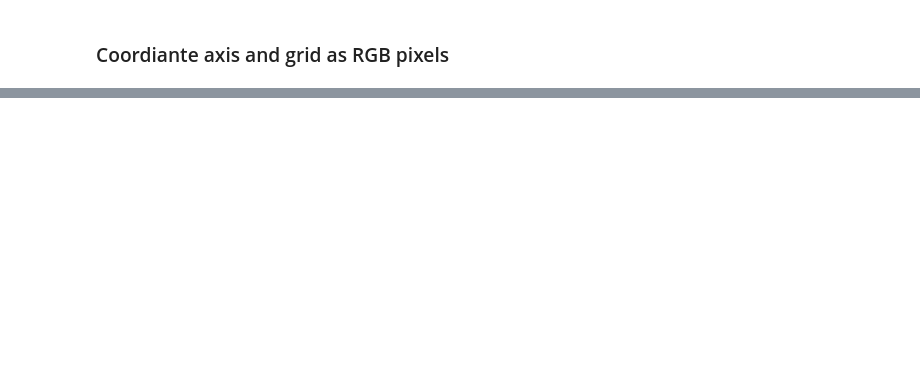
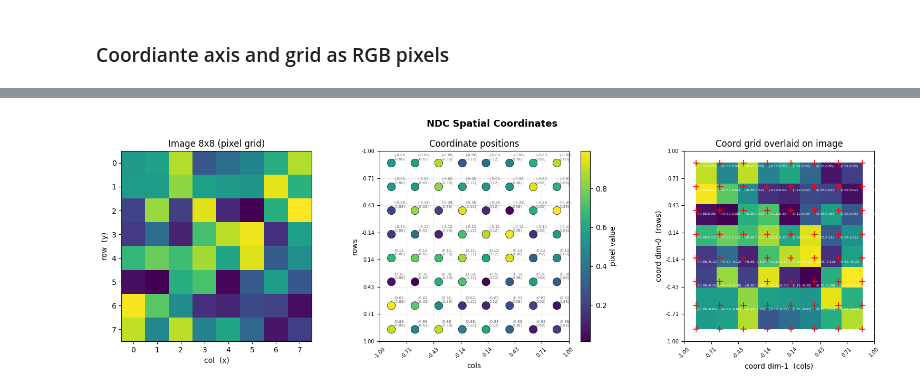
Before and after one commit to tayyabnasir22/INR-ASSR-Emperical-Analysis, a Jupyter notebook: WorkingOfCoordinatesExplained.ipynb, the cells around one changed output, grey strips where cells are left out. Drawn from its saved outputs; the diff is of its cells as text; code cells hidden in the pictures; blank space fills up the shorter version.

```diff
--- a/WorkingOfCoordinatesExplained.ipynb
+++ b/WorkingOfCoordinatesExplained.ipynb
@@ -127,0 +128,71 @@ plt.show()
+# %%
+def visualize_coordinates(shape=(8, 8), ranges=None):
+    image = torch.rand(*shape)
+    coords_flat = CoordinateManager.CreateCoordinates(shape, ranges, flatten=True)
+    coords_grid = CoordinateManager.CreateCoordinates(shape, ranges, flatten=False)
+
+    fig, axes = plt.subplots(1, 3, figsize=(16, 5))
+    fig.suptitle(f"NDC Spatial Coordinates", fontsize=13, fontweight="bold")
+
+    tick_vals = np.linspace(-1, 1, shape[1])
+
+    # raw pixel image
+    ax = axes[0]
+    ax.imshow(image.numpy(), cmap="viridis", origin="upper")
+    ax.set_title("Image 8x8 (pixel grid)")
+    ax.set_xlabel("col  (x)");  ax.set_ylabel("row  (y)")
+    ax.set_xticks(range(shape[1]));  ax.set_yticks(range(shape[0]))
+
+    # coordinates NDC
+    ax = axes[1]
+    cx = coords_flat[:, 1].numpy()
+    cy = coords_flat[:, 0].numpy()
+    pixel_vals = image.flatten().numpy()
+
+    sc = ax.scatter(cx, cy, c=pixel_vals, cmap="viridis",
+                    s=120, edgecolors="black", linewidths=0.5, zorder=3)
+    fig.colorbar(sc, ax=ax, label="pixel value")
+
+    for idx, (x, y, v) in enumerate(zip(cx, cy, pixel_vals)):
+        row, col = divmod(idx, shape[1])
+        ax.annotate(f"({coords_grid[row,col,0]:.2f},\n{coords_grid[row,col,1]:.2f})",
+                    (x, y), textcoords="offset points", xytext=(4, 4),
+                    fontsize=5, color="dimgray")
+
+    ax.set_title("Coordinate positions")
+    ax.set_xlabel("cols");  ax.set_ylabel("rows")
+    ax.set_xlim(-1, 1);  ax.set_ylim(-1, 1)
+    ax.set_xticks(tick_vals);  ax.set_yticks(tick_vals)
+    ax.set_xticklabels([f"{v:.2f}" for v in tick_vals], rotation=45, fontsize=7)
+    ax.set_yticklabels([f"{v:.2f}" for v in tick_vals], fontsize=7)
+    ax.invert_yaxis()
+    ax.grid(True, linestyle="--", alpha=0.4)
+
+    # grid overlay on image
+    ax = axes[2]
+    ax.imshow(image.numpy(), cmap="viridis", origin="upper",
+              extent=[cx.min(), cx.max(), cy.max(), cy.min()])
+
+    for row in range(shape[0]):
+        for col in range(shape[1]):
+            x = coords_grid[row, col, 1].item()
+            y = coords_grid[row, col, 0].item()
+            ax.plot(x, y, "r+", markersize=8, markeredgewidth=1.2)
+            ax.annotate(f"({x:.2f},{y:.2f})", (x, y),
+                        textcoords="offset points", xytext=(2, -6),
+                        fontsize=4.5, color="white")
+
+    ax.set_title("Coord grid overlaid on image")
+    ax.set_xlabel("coord dim-1  (cols)");  ax.set_ylabel("coord dim-0  (rows)")
+    ax.set_xlim(-1, 1);  ax.set_ylim(-1, 1)
+    ax.set_xticks(tick_vals);  ax.set_yticks(tick_vals)
+    ax.set_xticklabels([f"{v:.2f}" for v in tick_vals], rotation=45, fontsize=7)
+    ax.set_yticklabels([f"{v:.2f}" for v in tick_vals], fontsize=7)
+
+    plt.tight_layout()
+    plt.show()
+
+
+visualize_coordinates(shape=(8, 8))
+# %% [output]
+[figure, added]
```
Also changed, not shown: parts of 4 cells of this notebook.
